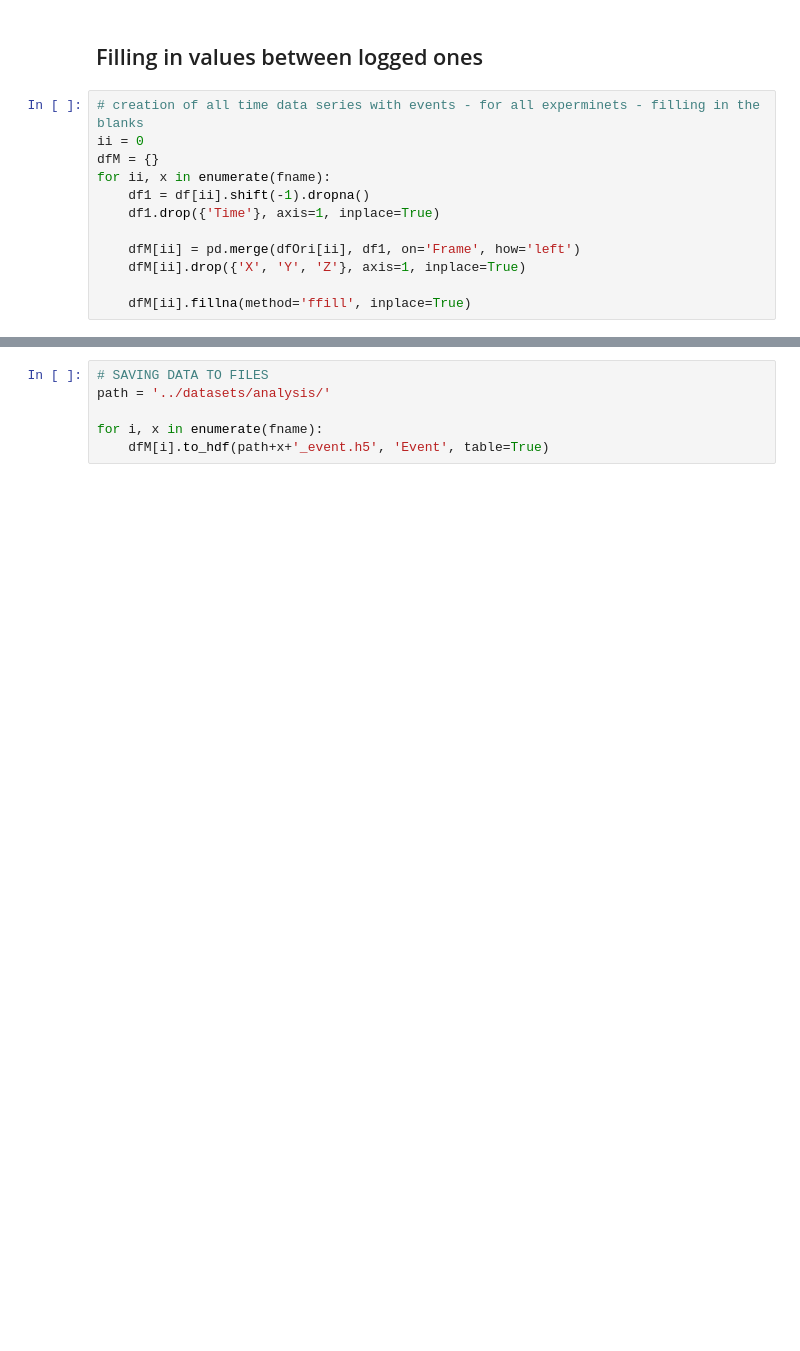
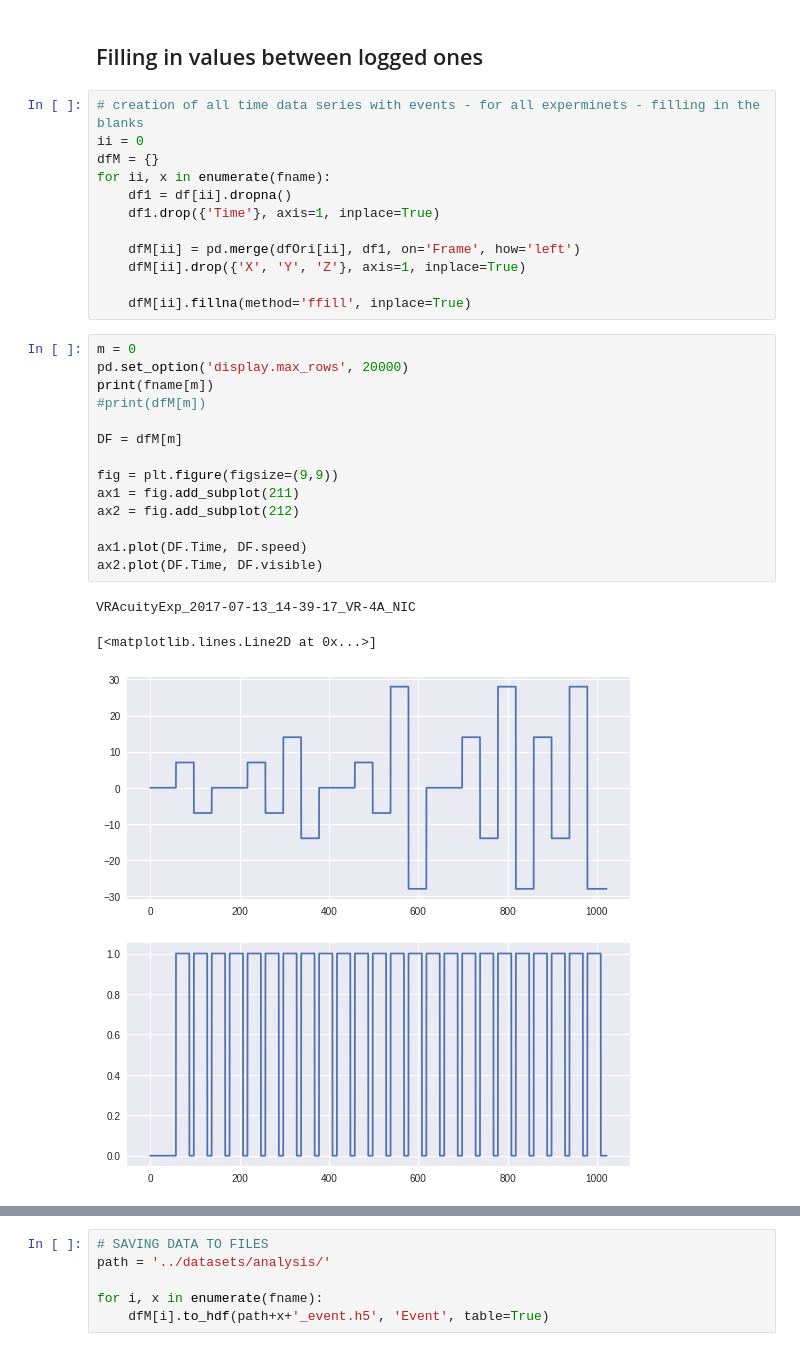
Before and after one commit to alTeska/VR_Acuity, a Jupyter notebook: notebooks/EventLog.ipynb, the cells around one changed output, grey strips where cells are left out. Drawn from its saved outputs; the diff is of its cells as text; blank space fills up the shorter version.

```diff
--- a/notebooks/EventLog.ipynb
+++ b/notebooks/EventLog.ipynb
@@ -199,11 +227,29 @@ for i in range(0, len(fname)):
 ii = 0
 dfM = {}
 for ii, x in enumerate(fname):
-    df1 = df[ii].shift(-1).dropna()
+    df1 = df[ii].dropna()
     df1.drop({'Time'}, axis=1, inplace=True)
 
     dfM[ii] = pd.merge(dfOri[ii], df1, on='Frame', how='left')
     dfM[ii].drop({'X', 'Y', 'Z'}, axis=1, inplace=True)
 
     dfM[ii].fillna(method='ffill', inplace=True)
+# %%
+m = 0
+pd.set_option('display.max_rows', 20000)
+print(fname[m])
+#print(dfM[m])
+
+DF = dfM[m]
+
+fig = plt.figure(figsize=(9,9))
+ax1 = fig.add_subplot(211)
+ax2 = fig.add_subplot(212)
+
+ax1.plot(DF.Time, DF.speed)
+ax2.plot(DF.Time, DF.visible)
+# %% [output]
+VRAcuityExp_2017-07-13_14-39-17_VR-4A_NIC
+[<matplotlib.lines.Line2D at 0x...>]
+[figure, added]
 # %%
```
Also changed, not shown: parts of 9 cells of this notebook.
